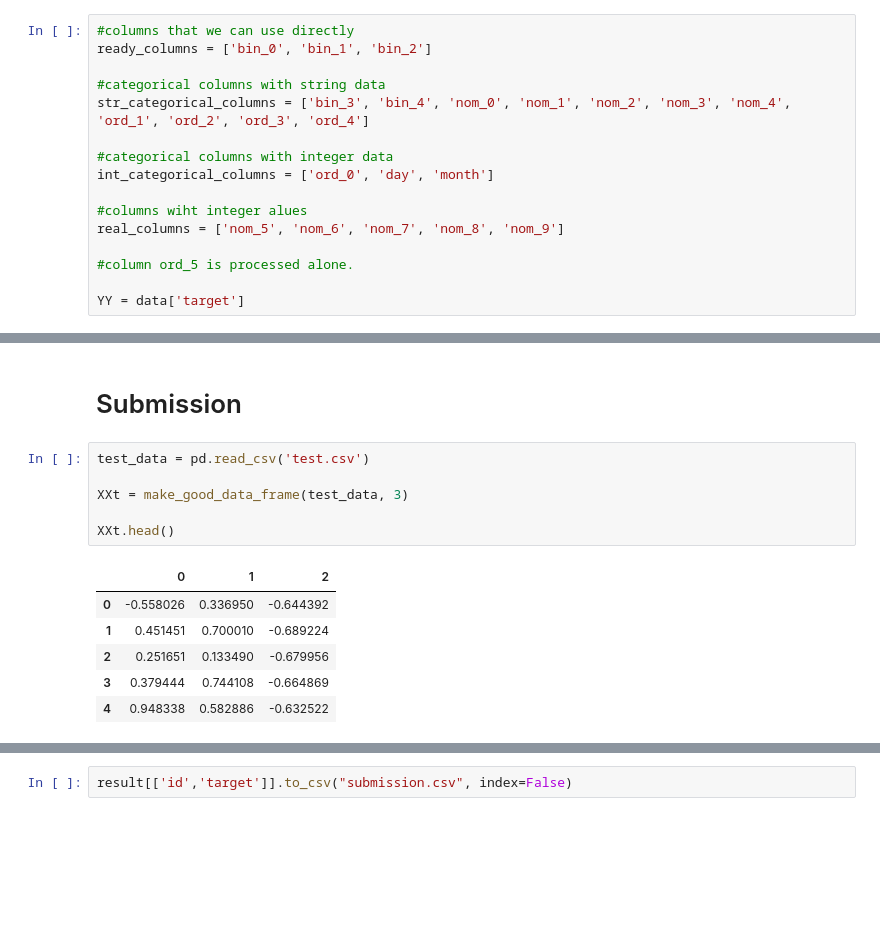
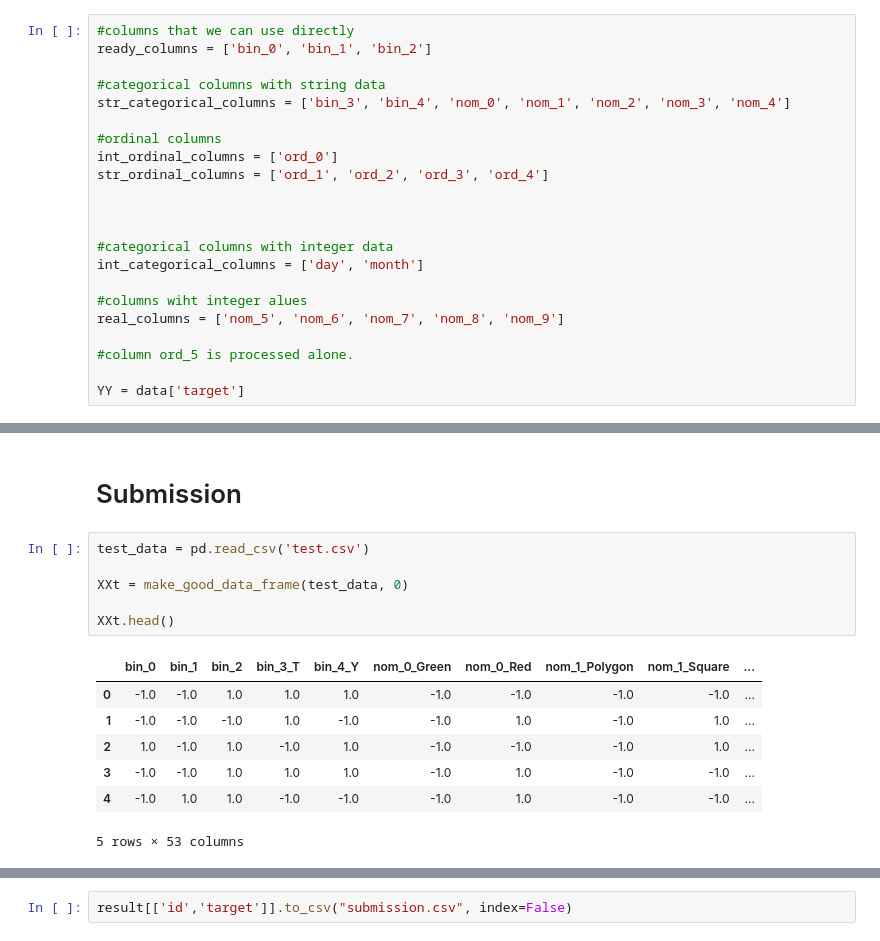
Before and after one commit to kaluzap/kaggle_cat_in_the_dat, a Jupyter notebook: cat-in-the-dat.ipynb, the cells around one changed output, grey strips where cells are left out. Drawn from its saved outputs; the diff is of its cells as text; blank space fills up the shorter version.

```diff
--- a/cat-in-the-dat.ipynb
+++ b/cat-in-the-dat.ipynb
@@ -68,10 +68,16 @@ dtype: object
 ready_columns = ['bin_0', 'bin_1', 'bin_2']
 
 #categorical columns with string data
-str_categorical_columns = ['bin_3', 'bin_4', 'nom_0', 'nom_1', 'nom_2', 'nom_3', 'nom_4', 'ord_1', 'ord_2', 'ord_3', 'ord_4']
+str_categorical_columns = ['bin_3', 'bin_4', 'nom_0', 'nom_1', 'nom_2', 'nom_3', 'nom_4']
+
+#ordinal columns
+int_ordinal_columns = ['ord_0']
+str_ordinal_columns = ['ord_1', 'ord_2', 'ord_3', 'ord_4']
+
+
 
 #categorical columns with integer data
-int_categorical_columns = ['ord_0', 'day', 'month']
+int_categorical_columns = ['day', 'month']
 
 #columns wiht integer alues
 real_columns = ['nom_5', 'nom_6', 'nom_7', 'nom_8', 'nom_9']
@@ -263,14 +265,15 @@ array([[402,  19],
 # %%
 test_data = pd.read_csv('test.csv')
 
-XXt = make_good_data_frame(test_data, 3)
+XXt = make_good_data_frame(test_data, 0)
 
 XXt.head()
 # %% [output]
-|  | 0 | 1 | 2 |
-| 0 | -0.558026 | 0.336950 | -0.644392 |
-| 1 | 0.451451 | 0.700010 | -0.689224 |
-| 2 | 0.251651 | 0.133490 | -0.679956 |
-| 3 | 0.379444 | 0.744108 | -0.664869 |
-| 4 | 0.948338 | 0.582886 | -0.632522 |
+|  | bin_0 | bin_1 | bin_2 | bin_3_T | bin_4_Y | nom_0_Green | nom_0_Red | nom_1_Polygon | nom_1_Square | ... |
+| 0 | -1.0 | -1.0 | 1.0 | 1.0 | 1.0 | -1.0 | -1.0 | -1.0 | -1.0 | ... |
+| 1 | -1.0 | -1.0 | -1.0 | 1.0 | -1.0 | -1.0 | 1.0 | -1.0 | 1.0 | ... |
+| 2 | 1.0 | -1.0 | 1.0 | -1.0 | 1.0 | -1.0 | -1.0 | -1.0 | 1.0 | ... |
+| 3 | -1.0 | -1.0 | 1.0 | 1.0 | 1.0 | -1.0 | 1.0 | -1.0 | -1.0 | ... |
+| 4 | -1.0 | 1.0 | 1.0 | -1.0 | -1.0 | -1.0 | 1.0 | -1.0 | -1.0 | ... |
+5 rows × 53 columns
 # %%
```
Also changed, not shown: parts of 18 cells of this notebook, 2 other files.
